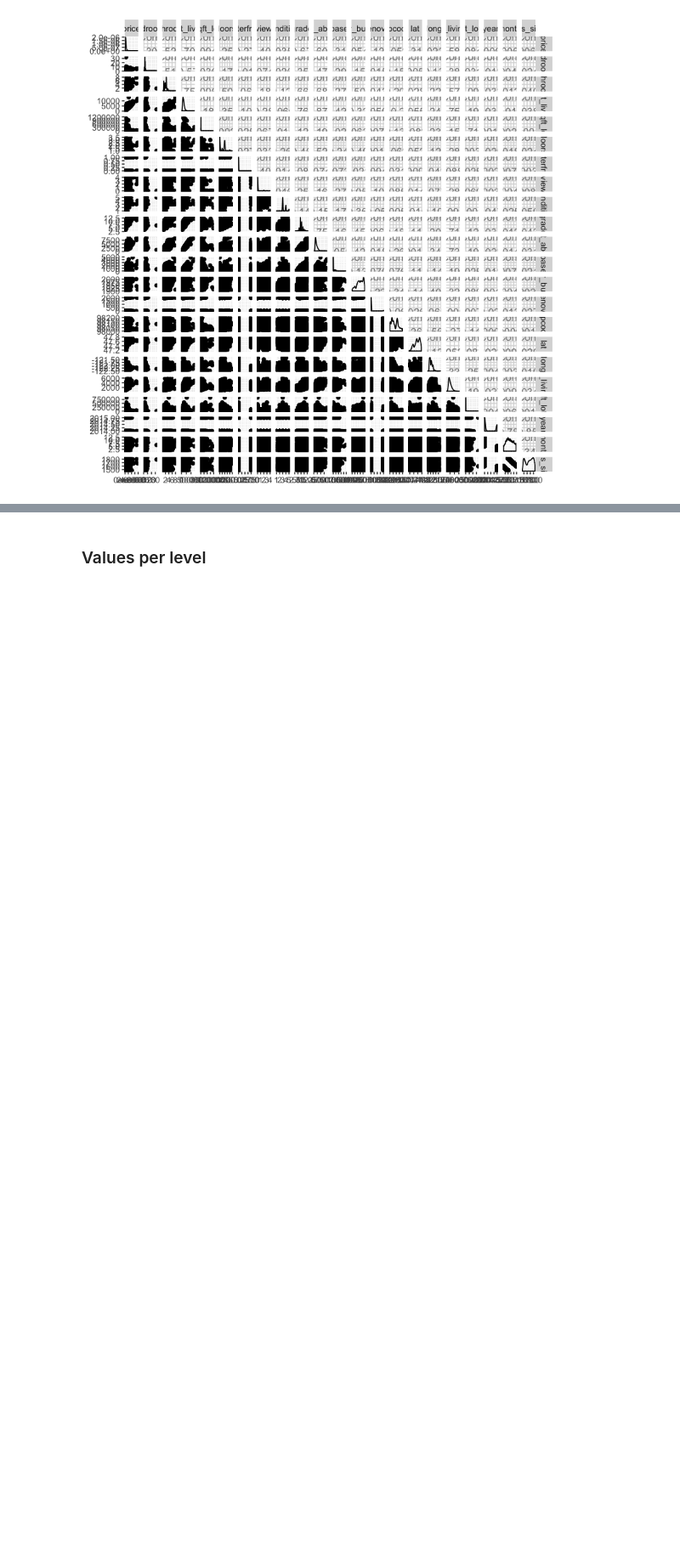
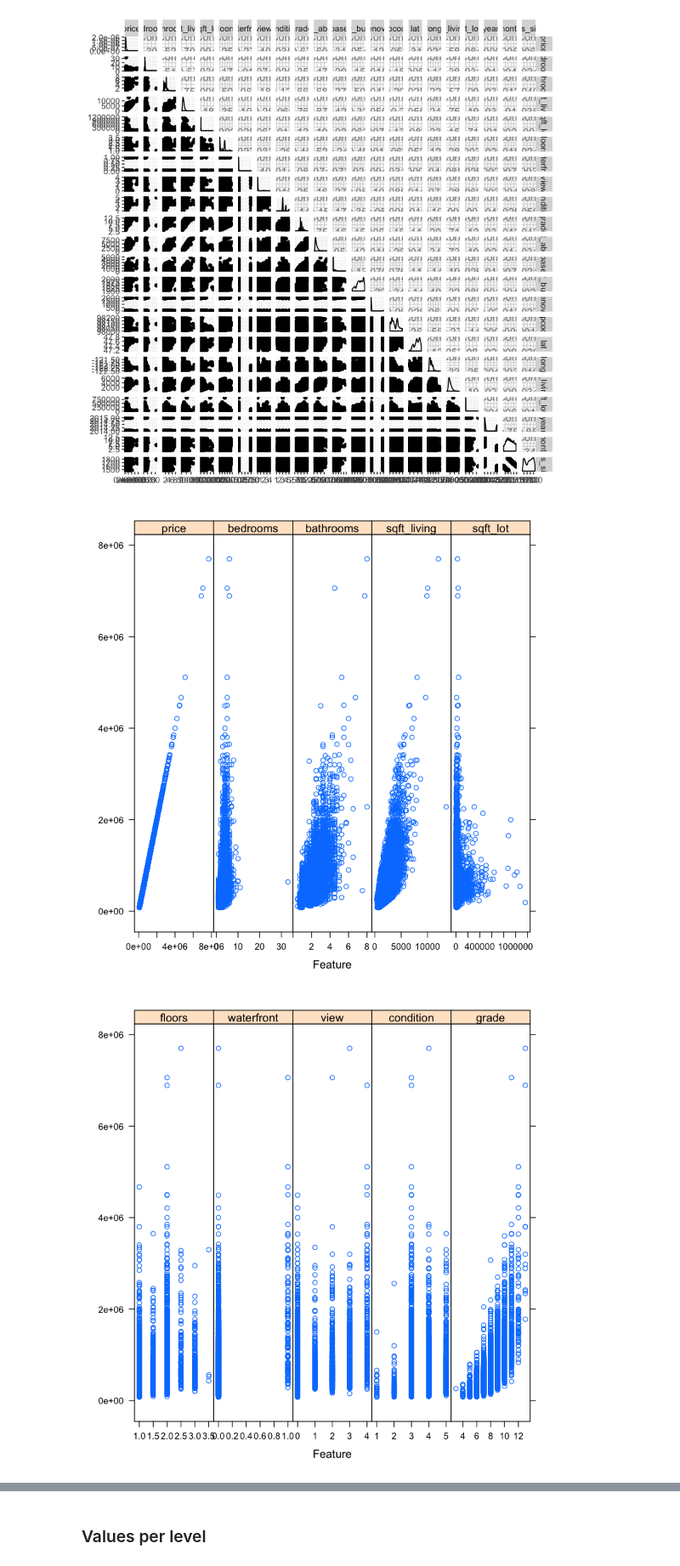
Before and after one commit to akoury/house_pricing, a Jupyter notebook: Analysis.ipynb, the cells around one changed output, grey strips where cells are left out. Shown at 85% size. Saved outputs shown, nothing was run; the diff lists cells and outputs as text; code cells hidden in the pictures; blank space fills up the shorter version.

```diff
--- a/Analysis.ipynb
+++ b/Analysis.ipynb
@@ -190,0 +201,8 @@ ggpairs(train)
+# %%
+featurePlot(x = train,
+            y = train$price,
+            plot = "scatter",
+            layout = c(5, 1))
+# %% [output]
+[figure, added]
+[figure, added]
```
Also changed, not shown: parts of 45 cells of this notebook.
